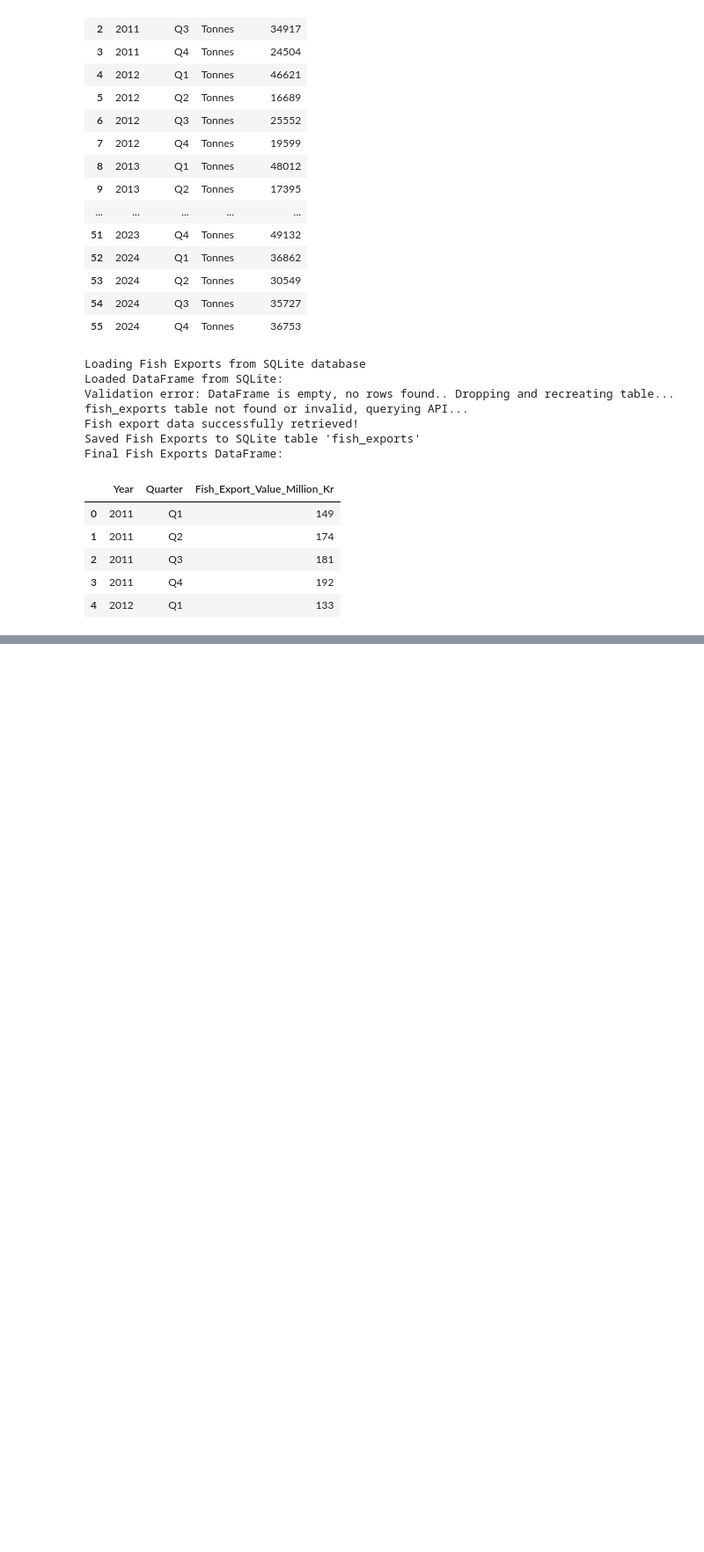
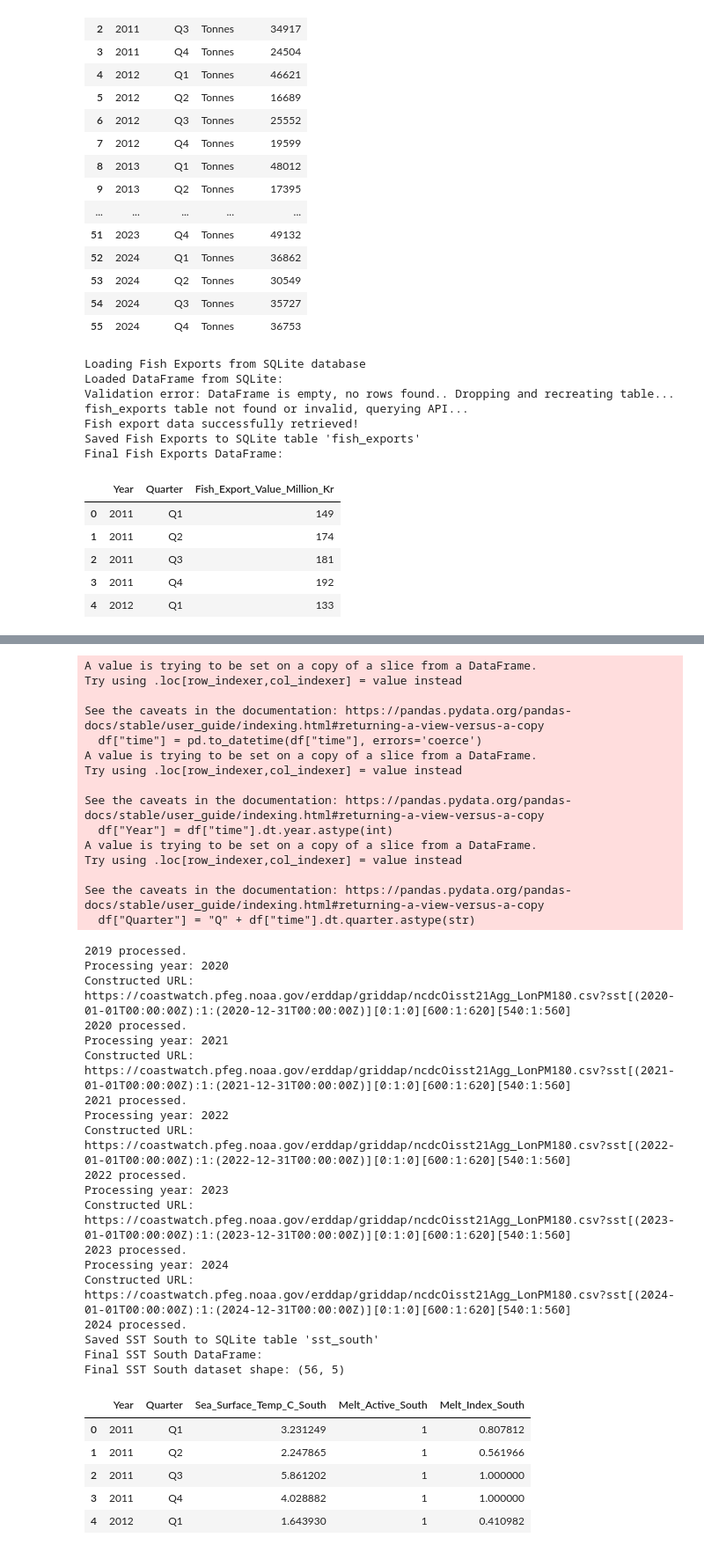
Before and after one commit to ccspen21/greenland-fishery-nowcast-2025, a Jupyter notebook: setup_dataset.ipynb, the cells around one changed output, grey strips where cells are left out. Shown at 88% size. Cells and saved outputs as stored; diff of their text form; code cells hidden in the pictures; blank space fills up the shorter version.

```diff
--- a/setup_dataset.ipynb
+++ b/setup_dataset.ipynb
@@ -589,9 +648,9 @@ KeyboardInterrupt:
 
 df_sst_south_clean = None
 
-# Degree to ERDDAP grid index conversion
-def deg_to_index_lat(lat): return int(round((lat + 90) / 0.25))
-def deg_to_index_lon(lon): return int(round((lon + 180) / 0.25))
+# Degree to ERDDAP grid index conversion for 0.25-degree grid
+def deg_to_index(deg, offset, divisor=0.25):
+    return int((deg + offset) / divisor)
 
 # Define bounding box in degrees for South Greenland
 bbox_deg_south = {
@@ -603,10 +662,10 @@ bbox_deg_south = {
 
 # Convert to grid indices
 bbox_idx_south = {
-    'lat_min': deg_to_index_lat(bbox_deg_south['lat_min']),
-    'lat_max': deg_to_index_lat(bbox_deg_south['lat_max']),
-    'lon_min': deg_to_index_lon(bbox_deg_south['lon_min']),
-    'lon_max': deg_to_index_lon(bbox_deg_south['lon_max'])
+    'lat_min': deg_to_index(bbox_deg_south['lat_min'], 90),
+    'lat_max': deg_to_index(bbox_deg_south['lat_max'], 90),
+    'lon_min': deg_to_index(bbox_deg_south['lon_min'], 180),
+    'lon_max': deg_to_index(bbox_deg_south['lon_max'], 180)
 }
 print("South Greenland bounding box indices:", bbox_idx_south)
 
@@ -625,7 +684,6 @@ if cursor.fetchone():
         print(f"Validation error: {e}. Dropping and recreating table...")
         cursor.execute("DROP TABLE sst_south")
         conn.commit()
-        # Recreate the table
         cursor.execute("""
             CREATE TABLE sst_south (
                 Year INTEGER NOT NULL,
@@ -643,26 +701,32 @@ if df_sst_south_clean is None:
     print("sst_south table not found or invalid, querying API...")
     years = list(range(2011, 2025))
     south_quarters = []
+    base = "https://coastwatch.pfeg.noaa.gov/erddap/griddap/ncdcOisst21Agg_LonPM180.csv?"
+    var = "sst"
+    zlev = "[0:1:0]"
+
     for year in years:
         print(f"Processing year: {year}")
         try:
-            base = "https://coastwatch.pfeg.noaa.gov/erddap/griddap/ncdcOisst21Agg_LonPM180.csv?"
-            var = "sst"
             time = f"[({year}-01-01T00:00:00Z):1:({year}-12-31T00:00:00Z)]".replace(" ", "")
-            zlev = "[0:1:0]"
-            lat = f"[({bbox_idx_south['lat_min']}):1:({bbox_idx_south['lat_max']})]"
-            lon = f"[({bbox_idx_south['lon_min']}):1:({bbox_idx_south['lon_max']})]"
+            lat = f"[{bbox_idx_south['lat_min']}:1:{bbox_idx_south['lat_max']}]"
+            lon = f"[{bbox_idx_south['lon_min']}:1:{bbox_idx_south['lon_max']}]"
             query = f"{var}{time}{zlev}{lat}{lon}"
             full_url = base + quote(query, safe=":/[](),-T")
             print("Constructed URL:", full_url)
 
-            response = fetch_with_retries(full_url, max_retries=3, timeout=60)
+            response = fetch_with_retries(full_url, max_retries=3, timeout=120)
+            if response.status_code != 200:
+                raise ValueError(f"HTTP {response.status_code}: {response.text}")
 
             df = pd.read_csv(StringIO(response.text), skiprows=[1])
             df = df.rename(columns={col: col.strip() for col in df.columns})
             df = df.dropna(subset=["sst"])
 
-            df["time"] = pd.to_datetime(df["time"])
+            df["time"] = pd.to_datetime(df["time"], errors='coerce')
+            if df["time"].isna().any():
+                raise ValueError("Invalid datetime values in response")
+
             df["Year"] = df["time"].dt.year.astype(int)
             df["Quarter"] = "Q" + df["time"].dt.quarter.astype(str)
 
@@ -674,7 +738,7 @@ if df_sst_south_clean is None:
 
             south_quarters.append(df_q)
             print(f"{year} processed.")
-        except requests.exceptions.RequestException as e:
+        except Exception as e:
             print(f"Failed for {year}: {e}")
             continue
 
@@ -698,3 +762,4 @@ if df_sst_south_clean is not None:
     display(df_sst_south_clean.head())
 else:
     print("Error: df_sst_south_clean not created due to API failure.")
+# %% [output]
@@ -701,3 +783,43 @@ else:
+A value is trying to be set on a copy of a slice from a DataFrame.
+Try using .loc[row_indexer,col_indexer] = value instead
+
+See the caveats in the documentation: https://pandas.pydata.org/pandas-docs/stable/user_guide/indexing.html#returning-a-view-versus-a-copy
+  df["time"] = pd.to_datetime(df["time"], errors='coerce')
+A value is trying to be set on a copy of a slice from a DataFrame.
+Try using .loc[row_indexer,col_indexer] = value instead
+
+See the caveats in the documentation: https://pandas.pydata.org/pandas-docs/stable/user_guide/indexing.html#returning-a-view-versus-a-copy
+  df["Year"] = df["time"].dt.year.astype(int)
+A value is trying to be set on a copy of a slice from a DataFrame.
+Try using .loc[row_indexer,col_indexer] = value instead
+
+See the caveats in the documentation: https://pandas.pydata.org/pandas-docs/stable/user_guide/indexing.html#returning-a-view-versus-a-copy
+  df["Quarter"] = "Q" + df["time"].dt.quarter.astype(str)
+2019 processed.
+Processing year: 2020
+Constructed URL: https://coastwatch.pfeg.noaa.gov/erddap/griddap/ncdcOisst21Agg_LonPM180.csv?sst[(2020-01-01T00:00:00Z):1:(2020-12-31T00:00:00Z)][0:1:0][600:1:620][540:1:560]
+2020 processed.
+Processing year: 2021
+Constructed URL: https://coastwatch.pfeg.noaa.gov/erddap/griddap/ncdcOisst21Agg_LonPM180.csv?sst[(2021-01-01T00:00:00Z):1:(2021-12-31T00:00:00Z)][0:1:0][600:1:620][540:1:560]
+2021 processed.
+Processing year: 2022
+Constructed URL: https://coastwatch.pfeg.noaa.gov/erddap/griddap/ncdcOisst21Agg_LonPM180.csv?sst[(2022-01-01T00:00:00Z):1:(2022-12-31T00:00:00Z)][0:1:0][600:1:620][540:1:560]
+2022 processed.
+Processing year: 2023
+Constructed URL: https://coastwatch.pfeg.noaa.gov/erddap/griddap/ncdcOisst21Agg_LonPM180.csv?sst[(2023-01-01T00:00:00Z):1:(2023-12-31T00:00:00Z)][0:1:0][600:1:620][540:1:560]
+2023 processed.
+Processing year: 2024
+Constructed URL: https://coastwatch.pfeg.noaa.gov/erddap/griddap/ncdcOisst21Agg_LonPM180.csv?sst[(2024-01-01T00:00:00Z):1:(2024-12-31T00:00:00Z)][0:1:0][600:1:620][540:1:560]
+2024 processed.
+Saved SST South to SQLite table 'sst_south'
+Final SST South DataFrame:
+Final SST South dataset shape: (56, 5)
+|  | Year | Quarter | Sea_Surface_Temp_C_South | Melt_Active_South | Melt_Index_South |
+| 0 | 2011 | Q1 | 3.231249 | 1 | 0.807812 |
+| 1 | 2011 | Q2 | 2.247865 | 1 | 0.561966 |
+| 2 | 2011 | Q3 | 5.861202 | 1 | 1.000000 |
+| 3 | 2011 | Q4 | 4.028882 | 1 | 1.000000 |
+| 4 | 2012 | Q1 | 1.643930 | 1 | 0.410982 |
 # %%
 # Variable 6: Total Catch by Foreign Vessels
 
```
Also changed, not shown: parts of 5 cells of this notebook.
